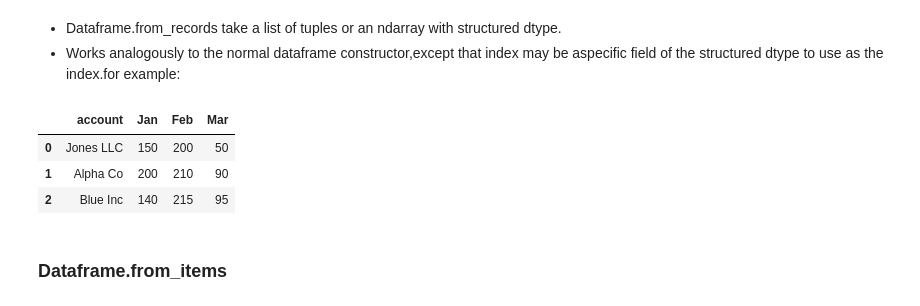
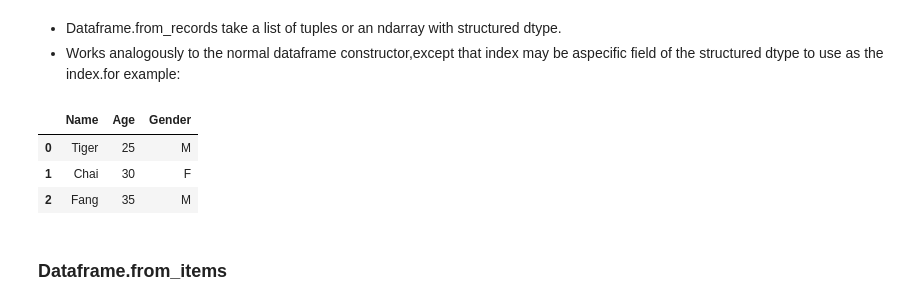
Before and after one commit to stysutianyi/Week1-Introduction_to_Python, a Jupyter notebook: Introduction_to_Python.ipynb, the cells around one changed output. Drawn from its saved outputs; the diff is of its cells as text; code cells hidden in the pictures.

```diff
--- a/Introduction_to_Python.ipynb
+++ b/Introduction_to_Python.ipynb
@@ -1552,17 +1884,27 @@ df
 # %%
 sales = [
     ("Jones LLC", 150, 200, 50),
     ("Alpha Co", 200, 210, 90),
     ("Blue Inc", 140, 215, 95),
 ]
 labels = ["account", "Jan", "Feb", "Mar"]
 df = pd.DataFrame.from_records(sales, columns=labels)
 df
+
+# using .from_recoreds() method to create a dataframe from a list of tuples
+data = [
+    ("Tiger", 25, "M"),
+    ("Chai", 30, "F"),
+    ("Fang", 35, "M"),
+]
+labels = ["Name", "Age", "Gender"]
+df = pd.DataFrame.from_records(data, columns=labels)
+df
 # %% [output]
-|  | account | Jan | Feb | Mar |
-| 0 | Jones LLC | 150 | 200 | 50 |
-| 1 | Alpha Co | 200 | 210 | 90 |
-| 2 | Blue Inc | 140 | 215 | 95 |
+|  | Name | Age | Gender |
+| 0 | Tiger | 25 | M |
+| 1 | Chai | 30 | F |
+| 2 | Fang | 35 | M |
 # %% [markdown]
 ### Dataframe.from_items
 # %% [markdown]
```
Also changed, not shown: parts of 65 cells of this notebook, 4 other files.
